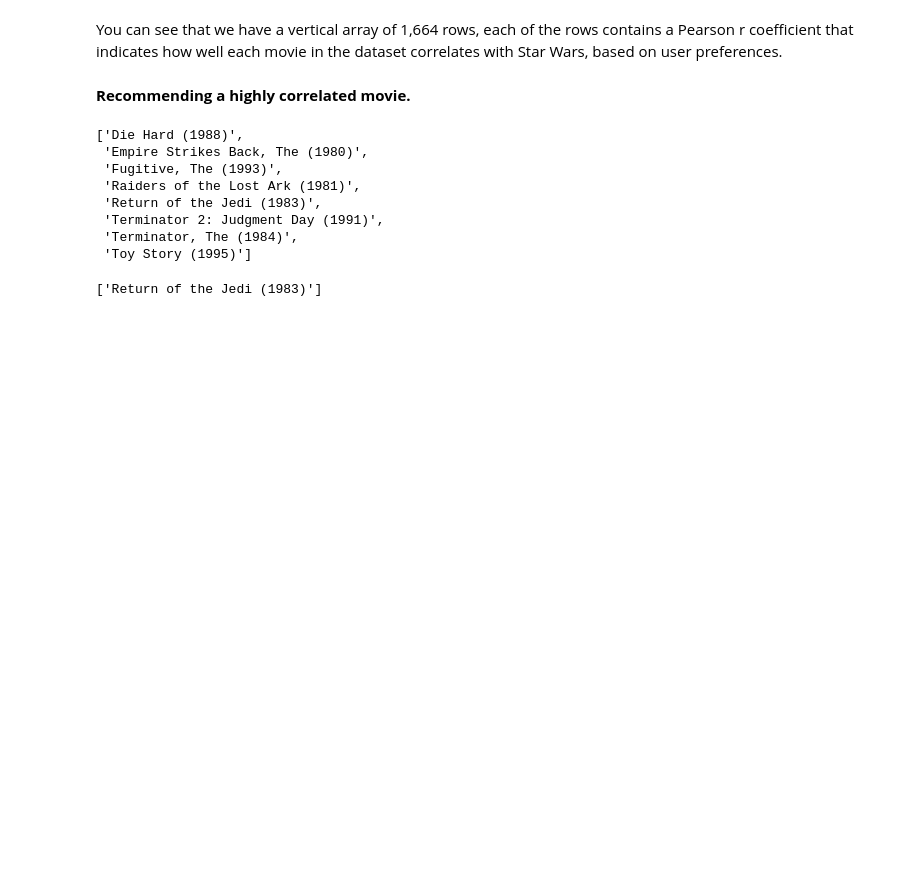
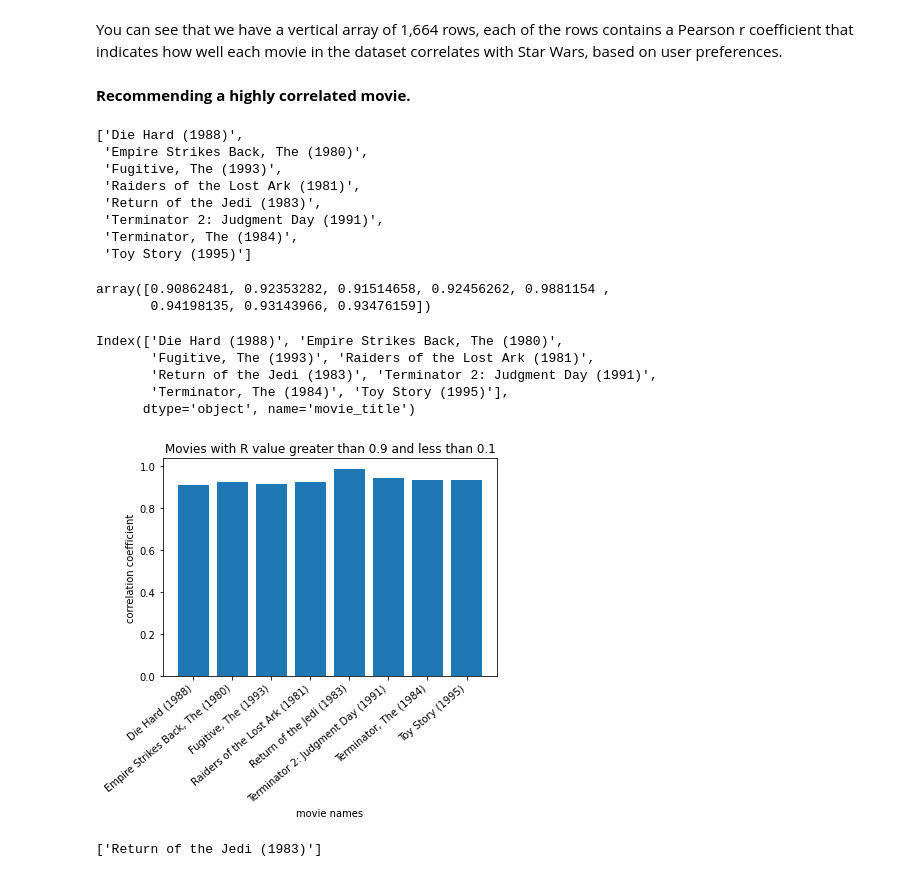
Before and after one commit to sundarp17/Recommendation-Systems, a Jupyter notebook: machine_learning/model_based_collaborative_filtering_system.ipynb, the cells around one changed output. Cells and saved outputs as stored; diff of their text form; code cells hidden in the pictures; blank space fills up the shorter version.

```diff
--- a/machine_learning/model_based_collaborative_filtering_system.ipynb
+++ b/machine_learning/model_based_collaborative_filtering_system.ipynb
@@ -143,6 +174,30 @@ list(movie_names[(corr_star_wars<1.0) & (corr_star_wars>0.9)])
  'Terminator 2: Judgment Day (1991)',
  'Terminator, The (1984)',
  'Toy Story (1995)']
+# %%
+new_list = corr_star_wars[(corr_star_wars<1.0) & (corr_star_wars>0.9)]
+new_list
+# %% [output]
+array([0.90862481, 0.92353282, 0.91514658, 0.92456262, 0.9881154 ,
+       0.94198135, 0.93143966, 0.93476159])
+# %%
+movie_names = movie_names[(corr_star_wars<1.0) & (corr_star_wars>0.9)]
+movie_names
+# %% [output]
+Index(['Die Hard (1988)', 'Empire Strikes Back, The (1980)',
+       'Fugitive, The (1993)', 'Raiders of the Lost Ark (1981)',
+       'Return of the Jedi (1983)', 'Terminator 2: Judgment Day (1991)',
+       'Terminator, The (1984)', 'Toy Story (1995)'],
+      dtype='object', name='movie_title')
+# %%
+plt.bar(movie_names,new_list)
+plt.title('Movies with R value greater than 0.9 and less than 0.1')
+plt.xlabel('movie names')
+plt.ylabel('correlation coefficient')
+plt.xticks(rotation=40,ha='right')
+plt.show()
+# %% [output]
+[figure, added]
 # %%
 list(movie_names[(corr_star_wars<1.0) & (corr_star_wars>0.95)])
 # %% [output]
```
Also changed, not shown: parts of 7 cells of this notebook.
